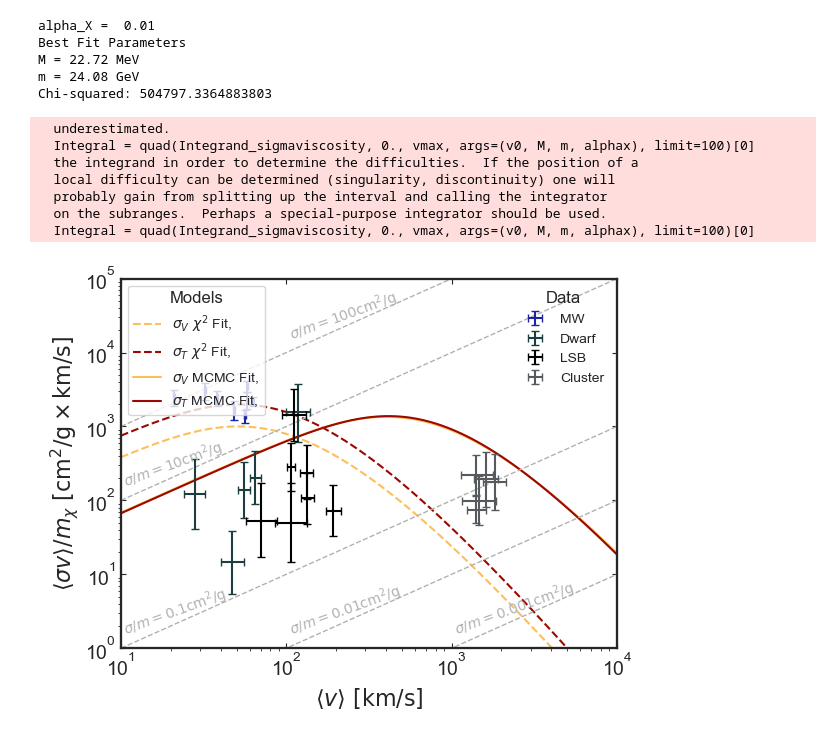
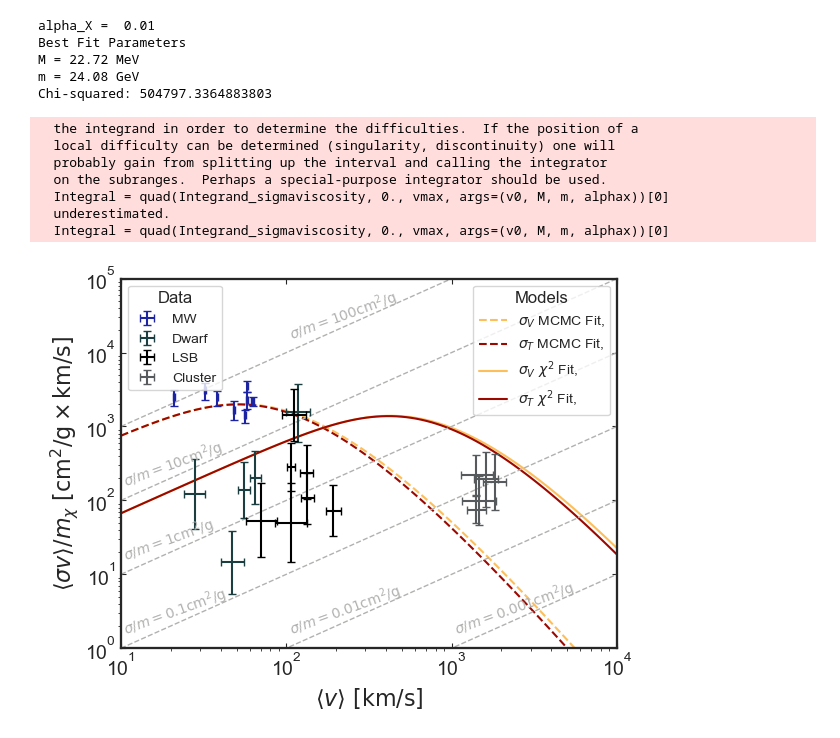
Before and after one commit to nigomezcr/Leptophilic-Atlas-Repo, a Jupyter notebook: DarkMatterFits.ipynb, the cells around one changed output. Cells and saved outputs as stored; diff of their text form; code cells hidden in the pictures.

```diff
--- a/DarkMatterFits.ipynb
+++ b/DarkMatterFits.ipynb
@@ -16,16 +16,15 @@ def sigmatransfer(V, mphi, mchi, alphax):
 
 
 def sigmaviscosity(V, mphi, mchi, alphax):
-    w  = 300*(mphi/(10))*(10/(mchi))
+    w  = 300*(mphi / 10) * (10 / mchi)
     beta = V/w
-    st = (275.73)*(alphax/0.01)**2*(mchi/10.0)*(10.0/(mphi))**(4)
+    st = (275.73)*(alphax/1e-2)**2*(mchi/10)*(10/ mphi)**(4)
 
     if beta < 0.01:
-        sv = 3/6*st
+        sv = 1/2*st
     else:
         sv = 3*st*(1/beta**6)*( (2+beta**2)*np.log(1+ beta**2)- 2*beta**2 )
     return sv
-
 
 
 def Integrand_sigmatransfer(v, v0, M, m, alphax):
@@ -49,7 +48,7 @@ def Average_sigmaviscosity(v0, M, m, alphax):
     vmax = 2*np.sqrt(sigma2_MB)
 
     Prefactor = 4*np.pi/((2*np.pi*v0**2)**1.5 )
-    Integral = quad(Integrand_sigmaviscosity, 0., vmax, args=(v0, M, m, alphax), limit=100)[0]
+    Integral = quad(Integrand_sigmaviscosity, 0., vmax, args=(v0, M, m, alphax))[0]
     return Prefactor*Integral
 
 
@@ -92,7 +91,7 @@ def compute_fit(Xsec, alphax):
         #chi2 computation
         chi2y= np.sum((data-model)**2/erry**2)
         chi2x= np.sum((x - 2*x*np.sqrt(2/np.pi))**2/errx**2)
-        return chi2y #+ chi2x
+        return chi2y + chi2x
 
 
     M_ini, m_ini = 50, 6
@@ -185,17 +184,17 @@ fig, ax = plt.subplots()
 
 
 for i in range(100):
-    sigvm_array_MCMC_v[i] = Average_sigmaviscosity(v0[i], M_mv, m_mv, alphaDM)
+    sigvm_array_MCMC_v[i] = Average_sigmaviscosity(v0[i], M_mt, m_mt, alphaDM)
     sigvm_array_MCMC_t[i] = Average_sigmatransfer(v0[i], M_mt, m_mt, alphaDM)
-    sigvm_array_chi2_v[i] = Average_sigmaviscosity(v0[i], M_cv, m_cv, alphaDM)
+    sigvm_array_chi2_v[i] = Average_sigmaviscosity(v0[i], M_ct, m_ct, alphaDM)
     sigvm_array_chi2_t[i] = Average_sigmatransfer(v0[i], M_ct, m_ct, alphaDM)
 
 # Model Plot
-model_MV, = ax.plot(v_array, sigvm_array_MCMC_v, color=BackgroundColor3, linestyle='dashed', label='$\sigma_V~ \chi^2$ Fit,')
-model_MT, = ax.plot(v_array, sigvm_array_MCMC_t, color=MainColor1,  linestyle='dashed', label='$\sigma_T~ \chi^2$ Fit,')
-model_CV, = ax.plot(v_array, sigvm_array_chi2_v, color=BackgroundColor3, linestyle='solid', label='$\sigma_V$ MCMC Fit,')
-model_CT, = ax.plot(v_array, sigvm_array_chi2_t, color=MainColor1, linestyle='solid', label='$\sigma_T$ MCMC Fit,')
-first_legend = ax.legend(handles=[model_MV, model_MT, model_CV, model_CT], loc=2, title='Models')
+model_MV, = ax.plot(v_array, sigvm_array_MCMC_v, color=BackgroundColor3, linestyle='dashed', label='$\sigma_V$ MCMC Fit,')
+model_MT, = ax.plot(v_array, sigvm_array_MCMC_t, color=MainColor1,  linestyle='dashed', label='$\sigma_T$ MCMC Fit,')
+model_CV, = ax.plot(v_array, sigvm_array_chi2_v, color=BackgroundColor3, linestyle='solid', label='$\sigma_V~ \chi^2$ Fit,')
+model_CT, = ax.plot(v_array, sigvm_array_chi2_t, color=MainColor1, linestyle='solid', label='$\sigma_T~ \chi^2$ Fit,')
+first_legend = ax.legend(handles=[model_MV, model_MT, model_CV, model_CT], loc=1, title='Models')
 ax.add_artist(first_legend)
 
 
@@ -208,39 +207,41 @@ ax.plot(v_array, 0.01*v_array, color=DiagonalsColor, linestyle='dashed', lw=Diag
 ax.text(100, 1.5, r'$ \sigma/m = 0.01 \mathrm{cm^2/g}$', size=10, rotation=20, color=DiagonalsColor)
 ax.plot(v_array, 0.1*v_array, color=DiagonalsColor, linestyle='dashed', lw=Diagonalswidth)
 ax.text(10, 1.5, r'$ \sigma/m = 0.1 \mathrm{cm^2/g}$', size=10, rotation=20, color=DiagonalsColor)
+ax.plot(v_array, v_array, color=DiagonalsColor, linestyle='dashed', lw=Diagonalswidth)
+ax.text(10, 15, r'$ \sigma/m = 1 \mathrm{cm^2/g}$', size=10, rotation=20, color=DiagonalsColor)
 ax.plot(v_array, 10*v_array, color=DiagonalsColor, linestyle='dashed', lw=Diagonalswidth)
-ax.text(10, 150, r'$ \sigma/m = 10 \mathrm{cm^2/g}$', size=10, rotation=20, color=DiagonalsColor)
+ax.text(10, 150, r'$ \sigma/m = 10\mathrm{cm^2/g}$', size=10, rotation=20, color=DiagonalsColor)
 ax.plot(v_array, 100*v_array, color=DiagonalsColor, linestyle='dashed', lw=Diagonalswidth)
 ax.text(100, 1.5e4, r'$ \sigma/m = 100 \mathrm{cm^2/g}$', size=10, rotation=20, color=DiagonalsColor)
 
 # Data
 data1 = ax.errorbar(VelocityData, CrossSectionData, CrossSectionData_Err , VelocityData_Err , ls='', color=MainColor2, capsize=3, label='MW')
 data2 = ax.errorbar(Dwarf_x, Dwarf_y, (Dwarf_Err_d, Dwarf_Err_u), (Dwarf_Err_l, Dwarf_Err_r), ls='', color=BackgroundColor2, capsize=3, label='Dwarf')
 data3 = ax.errorbar(Galaxy_x, Galaxy_y, (Galaxy_Err_d, Galaxy_Err_u), (Galaxy_Err_l, Galaxy_Err_r), ls='', color='k', capsize=3, label='LSB')
 data4 = ax.errorbar(Cluster_x, Cluster_y, (Cluster_Err_d, Cluster_Err_u), (Cluster_Err_l, Cluster_Err_r), ls='', color=Gray1, capsize=3, label='Cluster')
-ax.legend(handles=[data1, data2, data3, data4], loc=1, title='Data', frameon=False)
+ax.legend(handles=[data1, data2, data3, data4], loc=2, title='Data')
 
 
 # Settings
 ax.tick_params(top=True, right=True, direction='in')
 ax.set_xlabel(r'$\langle v \rangle ~[ \mathrm{km/s}]$')
 ax.set_ylabel(r'$\langle\sigma v \rangle /m_{\chi} ~[\mathrm{cm^2/g \times km/s}]$')
 ax.set_xscale('log')
 ax.set_yscale('log')
 ax.set_ylim(1, 1e5)
 ax.set_xlim(10, 1e4)
 
 
 # Save and show the plot
 plt.savefig('Plots/GalaxyFit.pdf')
 plt.savefig('Plots/GalaxyFit.svg')
 plt.show()
 # %% [output]
-  underestimated.
-  Integral = quad(Integrand_sigmaviscosity, 0., vmax, args=(v0, M, m, alphax), limit=100)[0]
   the integrand in order to determine the difficulties.  If the position of a
   local difficulty can be determined (singularity, discontinuity) one will
   probably gain from splitting up the interval and calling the integrator
   on the subranges.  Perhaps a special-purpose integrator should be used.
-  Integral = quad(Integrand_sigmaviscosity, 0., vmax, args=(v0, M, m, alphax), limit=100)[0]
+  Integral = quad(Integrand_sigmaviscosity, 0., vmax, args=(v0, M, m, alphax))[0]
+  underestimated.
+  Integral = quad(Integrand_sigmaviscosity, 0., vmax, args=(v0, M, m, alphax))[0]
-[figure, old version]
+[figure, new version]
```
Also changed, not shown: 3 other files.
